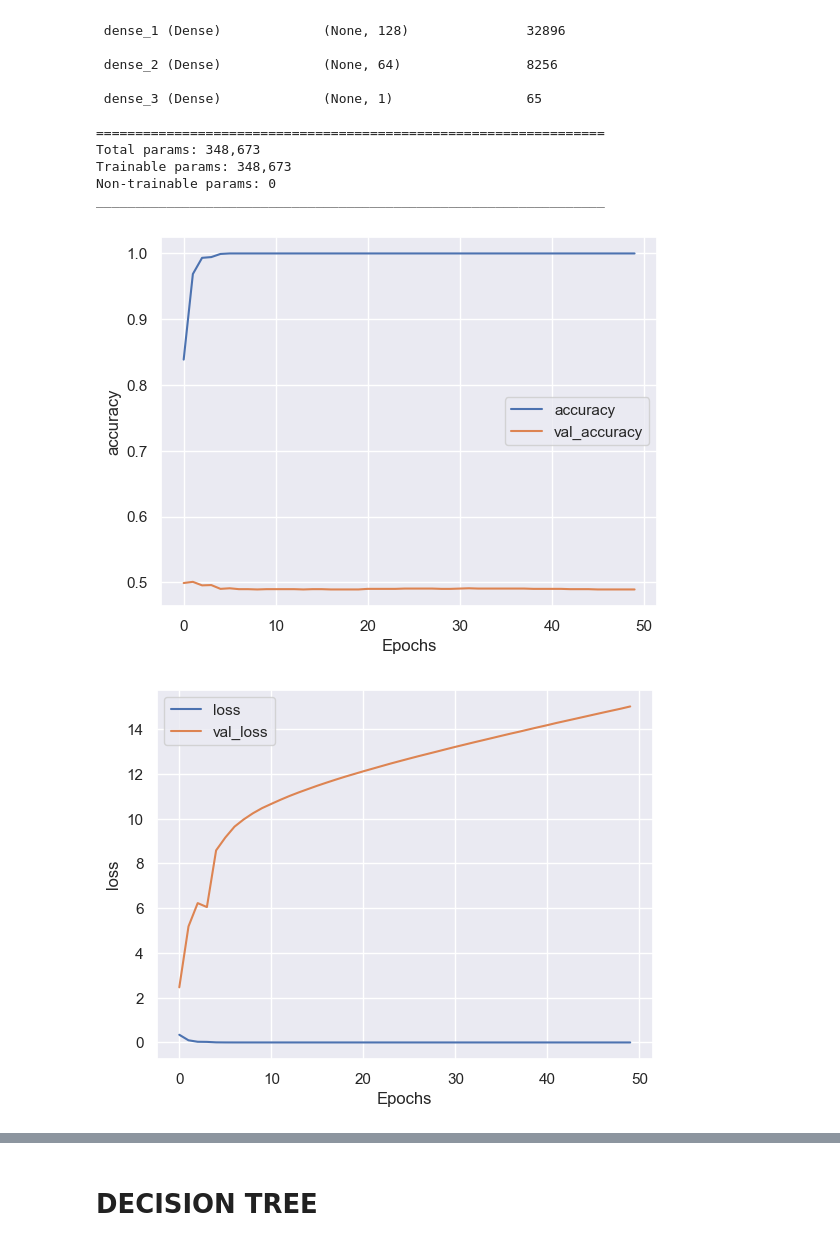
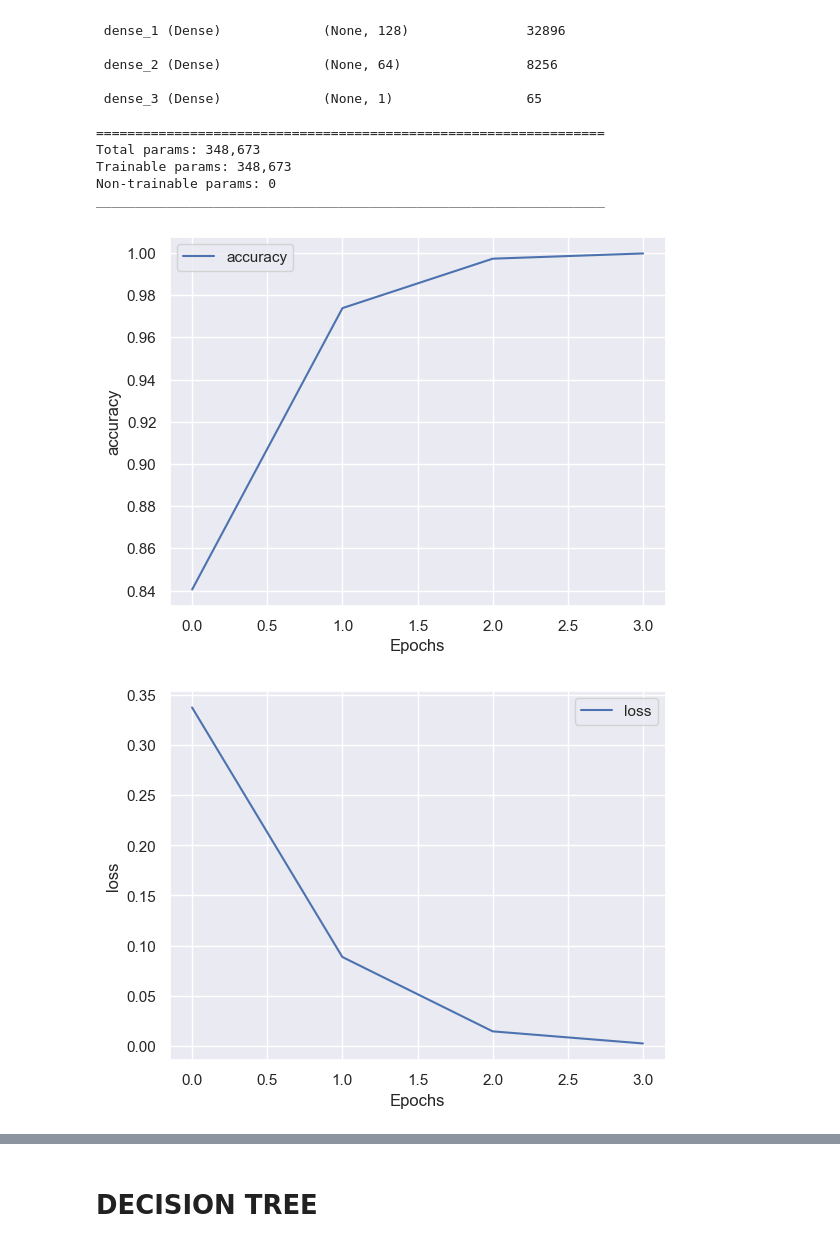
Before and after one commit to Harri200191/Fake_AI_Photos_Detection, a Jupyter notebook: Main.ipynb, the cells around one changed output, grey strips where cells are left out. Cells and saved outputs as stored; diff of their text form; code cells hidden in the pictures.

```diff
--- a/Main.ipynb
+++ b/Main.ipynb
@@ -120,7 +89,7 @@ test_indep = test_data.drop(columns=["labels"])
 # %%
 class myCallback(tf.keras.callbacks.Callback):
     def on_epoch_end(self, epoch, logs = {}):
-        if logs.get('validation_accuracy') is not None and logs.get('validation_accuracy') > 0.998:
+        if logs.get('accuracy') is not None and logs.get('accuracy') > 0.998:
             print("\nReached 99% accuracy so cancelling training!")
             self.model.stop_training = True
 # %%
@@ -140,6 +109,6 @@ model.compile(optimizer=tf.keras.optimizers.Adam(),
 loss= "binary_crossentropy",
 metrics=['accuracy'])
 # %%
-history = model.fit(indep, dep, epochs=50, callbacks=[callbacks], validation_data=(test_indep, test_dep))
+history = model.fit(indep, dep, epochs=50, callbacks=[callbacks])
 # %% [output]
 Epoch 1/50
@@ -182,17 +143,16 @@ _________________________________________________________________
 # %%
 def plot_graphs(history, metric):
     plt.plot(history.history[metric])
-    plt.plot(history.history[f'val_{metric}'])
     plt.xlabel("Epochs")
     plt.ylabel(metric)
     plt.legend([metric, f'val_{metric}'])
     plt.show()
 
 plot_graphs(history, "accuracy")
 plot_graphs(history, "loss")
 # %% [output]
-[figure, old version]
+[figure, new version]
-[figure, old version]
+[figure, new version]
 # %%
 model_predictions = model.predict(test_indep)
 
```
Also changed, not shown: parts of 22 cells of this notebook.
